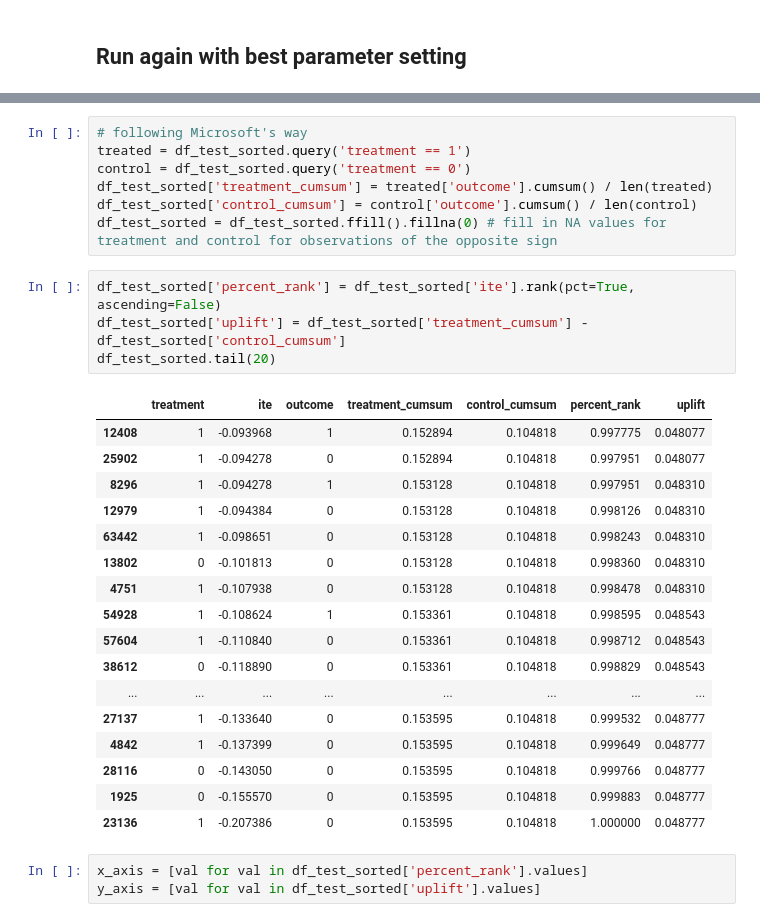
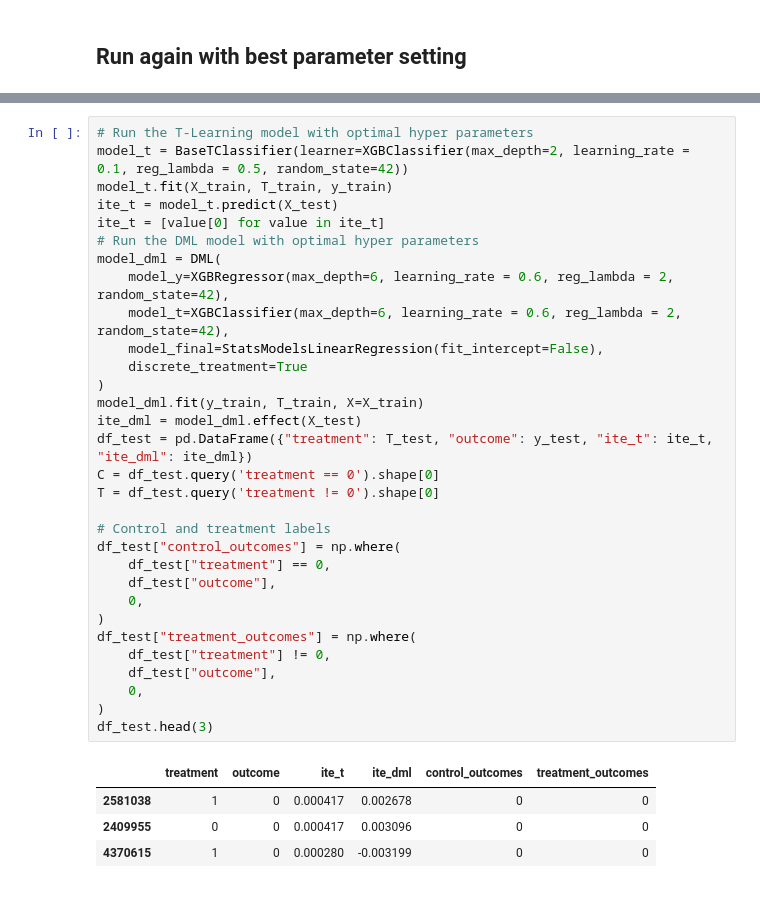
Before and after one commit to LingyiKong353/ML-Projects, a Jupyter notebook: Causal-Inference-In-Marketing/Causal Inference In Marketing.ipynb, the cells around one changed output, grey strips where cells are left out. Cells and saved outputs as stored; diff of their text form.

```diff
--- a/Causal-Inference-In-Marketing/Causal Inference In Marketing.ipynb
+++ b/Causal-Inference-In-Marketing/Causal Inference In Marketing.ipynb
@@ -348,32 +358,36 @@ plt.show()
 # %%
-# following Microsoft's way
-treated = df_test_sorted.query('treatment == 1')
-control = df_test_sorted.query('treatment == 0')
-df_test_sorted['treatment_cumsum'] = treated['outcome'].cumsum() / len(treated)
-df_test_sorted['control_cumsum'] = control['outcome'].cumsum() / len(control)
-df_test_sorted = df_test_sorted.ffill().fillna(0) # fill in NA values for treatment and control for observations of the opposite sign
+# Run the T-Learning model with optimal hyper parameters
+model_t = BaseTClassifier(learner=XGBClassifier(max_depth=2, learning_rate = 0.1, reg_lambda = 0.5, random_state=42))
+model_t.fit(X_train, T_train, y_train)
+ite_t = model_t.predict(X_test)
+ite_t = [value[0] for value in ite_t]
+# Run the DML model with optimal hyper parameters
+model_dml = DML(
+    model_y=XGBRegressor(max_depth=6, learning_rate = 0.6, reg_lambda = 2, random_state=42),
+    model_t=XGBClassifier(max_depth=6, learning_rate = 0.6, reg_lambda = 2, random_state=42),
+    model_final=StatsModelsLinearRegression(fit_intercept=False),
+    discrete_treatment=True
+)
+model_dml.fit(y_train, T_train, X=X_train)
+ite_dml = model_dml.effect(X_test)
+df_test = pd.DataFrame({"treatment": T_test, "outcome": y_test, "ite_t": ite_t, "ite_dml": ite_dml})
+C = df_test.query('treatment == 0').shape[0]
+T = df_test.query('treatment != 0').shape[0]
+
+# Control and treatment labels
+df_test["control_outcomes"] = np.where(
+    df_test["treatment"] == 0,
+    df_test["outcome"],
+    0,
+)
+df_test["treatment_outcomes"] = np.where(
+    df_test["treatment"] != 0,
+    df_test["outcome"],
+    0,
+)
+df_test.head(3)
+# %% [output]
+|  | treatment | outcome | ite_t | ite_dml | control_outcomes | treatment_outcomes |
+| 2581038 | 1 | 0 | 0.000417 | 0.002678 | 0 | 0 |
+| 2409955 | 0 | 0 | 0.000417 | 0.003096 | 0 | 0 |
+| 4370615 | 1 | 0 | 0.000280 | -0.003199 | 0 | 0 |
-# %%
-df_test_sorted['percent_rank'] = df_test_sorted['ite'].rank(pct=True, ascending=False)
-df_test_sorted['uplift'] = df_test_sorted['treatment_cumsum'] - df_test_sorted['control_cumsum']
-df_test_sorted.tail(20)
-# %% [output]
-|  | treatment | ite | outcome | treatment_cumsum | control_cumsum | percent_rank | uplift |
-| 12408 | 1 | -0.093968 | 1 | 0.152894 | 0.104818 | 0.997775 | 0.048077 |
-| 25902 | 1 | -0.094278 | 0 | 0.152894 | 0.104818 | 0.997951 | 0.048077 |
-| 8296 | 1 | -0.094278 | 1 | 0.153128 | 0.104818 | 0.997951 | 0.048310 |
-| 12979 | 1 | -0.094384 | 0 | 0.153128 | 0.104818 | 0.998126 | 0.048310 |
-| 63442 | 1 | -0.098651 | 0 | 0.153128 | 0.104818 | 0.998243 | 0.048310 |
-| 13802 | 0 | -0.101813 | 0 | 0.153128 | 0.104818 | 0.998360 | 0.048310 |
-| 4751 | 1 | -0.107938 | 0 | 0.153128 | 0.104818 | 0.998478 | 0.048310 |
-| 54928 | 1 | -0.108624 | 1 | 0.153361 | 0.104818 | 0.998595 | 0.048543 |
-| 57604 | 1 | -0.110840 | 0 | 0.153361 | 0.104818 | 0.998712 | 0.048543 |
-| 38612 | 0 | -0.118890 | 0 | 0.153361 | 0.104818 | 0.998829 | 0.048543 |
-| ... | ... | ... | ... | ... | ... | ... | ... |
-| 27137 | 1 | -0.133640 | 0 | 0.153595 | 0.104818 | 0.999532 | 0.048777 |
-| 4842 | 1 | -0.137399 | 0 | 0.153595 | 0.104818 | 0.999649 | 0.048777 |
-| 28116 | 0 | -0.143050 | 0 | 0.153595 | 0.104818 | 0.999766 | 0.048777 |
-| 1925 | 0 | -0.155570 | 0 | 0.153595 | 0.104818 | 0.999883 | 0.048777 |
-| 23136 | 1 | -0.207386 | 0 | 0.153595 | 0.104818 | 1.000000 | 0.048777 |
-# %%
-x_axis = [val for val in df_test_sorted['percent_rank'].values]
-y_axis = [val for val in df_test_sorted['uplift'].values]
```
Also changed, not shown: parts of 17 cells of this notebook.
